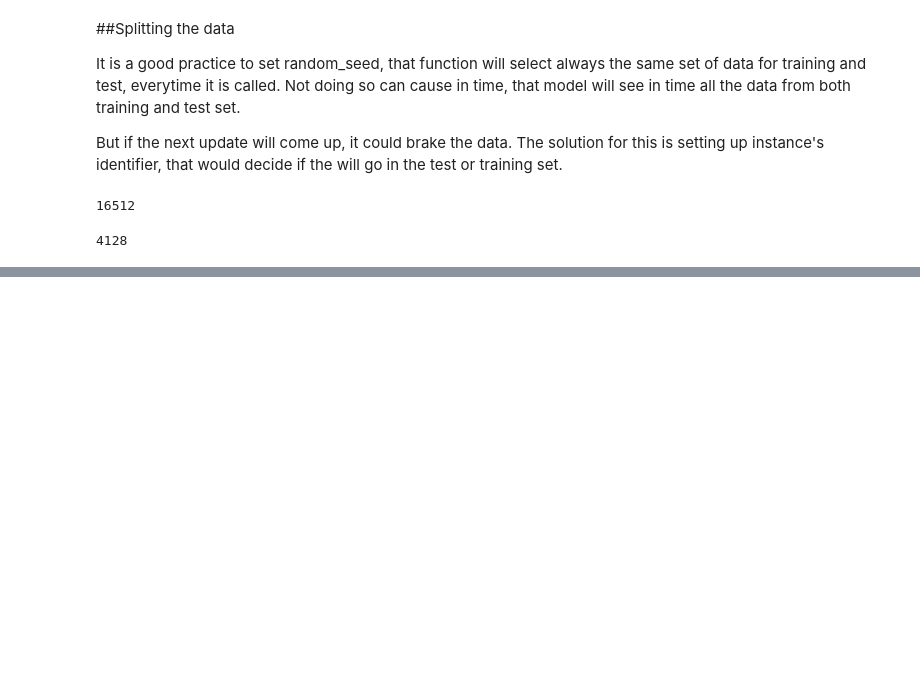
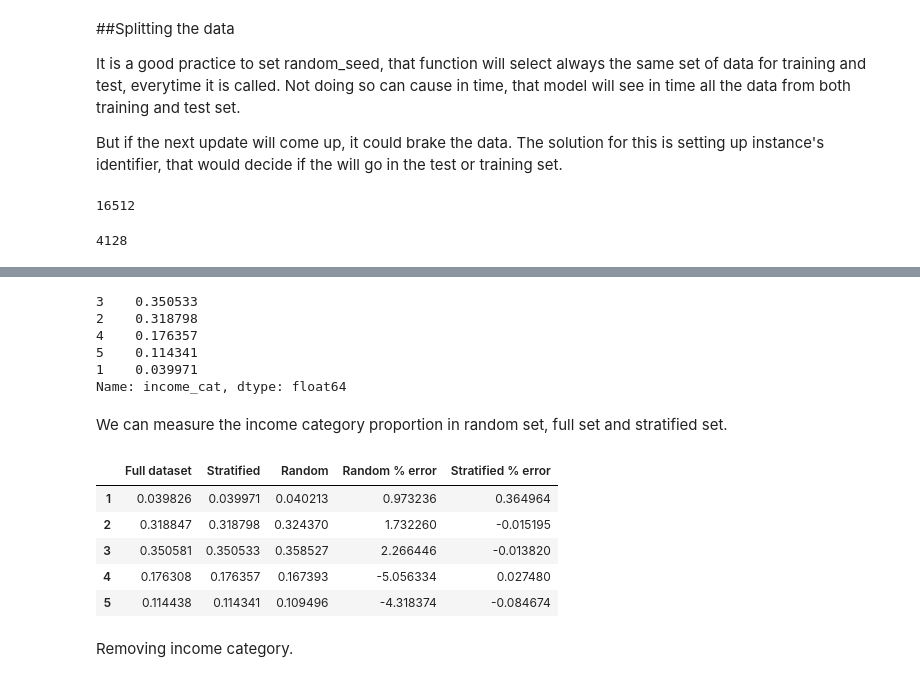
Before and after one commit to dataqueenpend/HandsOnML_projects, a Jupyter notebook: Hands_on_ML_Regression_House_Prices.ipynb, the cells around one changed output, grey strips where cells are left out. Cells and saved outputs as stored; diff of their text form; code cells hidden in the pictures; blank space fills up the shorter version.

```diff
--- a/Hands_on_ML_Regression_House_Prices.ipynb
+++ b/Hands_on_ML_Regression_House_Prices.ipynb
@@ -167,0 +214,36 @@ len(test_set)
+# %%
+strat_test_set['income_cat'].value_counts()/len(strat_test_set)
+# %% [output]
+3    0.350533
+2    0.318798
+4    0.176357
+5    0.114341
+1    0.039971
+Name: income_cat, dtype: float64
+# %% [markdown]
+We can measure the income category proportion in random set, full set and stratified set.
+# %%
+def income_proportions(data):
+  return data['income_cat'].value_counts()/len(data)
+# %%
+train_set, test_set = train_test_split(housing, test_size=0.2, random_state=42)
+# %%
+comparison = pd.DataFrame({
+    'Full dataset': income_proportions(housing),
+    'Stratified': income_proportions(strat_test_set),
+    'Random': income_proportions(test_set)
+}).sort_index()
+# %%
+comparison['Random % error'] = 100 * comparison['Random']/ comparison['Full dataset'] - 100
+comparison['Stratified % error'] = 100 * comparison['Stratified']/ comparison['Full dataset'] - 100
+# %%
+comparison
+# %% [output]
+|  | Full dataset | Stratified | Random | Random % error | Stratified % error |
+| 1 | 0.039826 | 0.039971 | 0.040213 | 0.973236 | 0.364964 |
+| 2 | 0.318847 | 0.318798 | 0.324370 | 1.732260 | -0.015195 |
+| 3 | 0.350581 | 0.350533 | 0.358527 | 2.266446 | -0.013820 |
+| 4 | 0.176308 | 0.176357 | 0.167393 | -5.056334 | 0.027480 |
+| 5 | 0.114438 | 0.114341 | 0.109496 | -4.318374 | -0.084674 |
+# %% [markdown]
+Removing income category.
```
Also changed, not shown: parts of 15 cells of this notebook.
